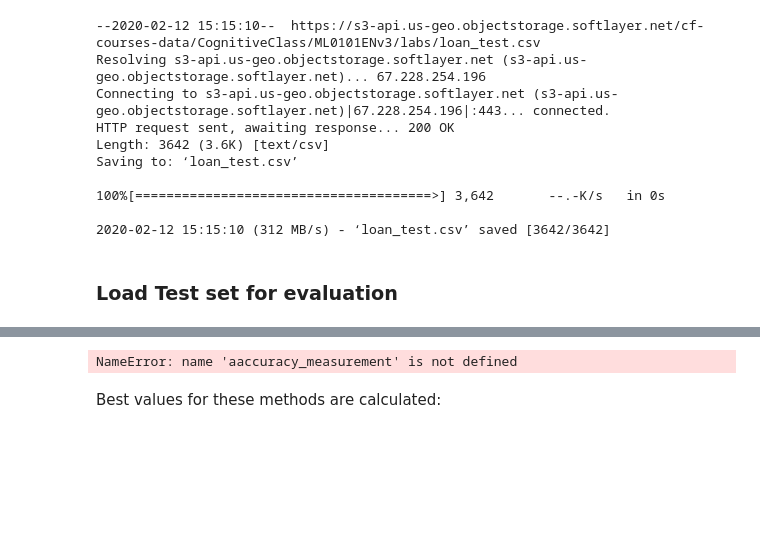
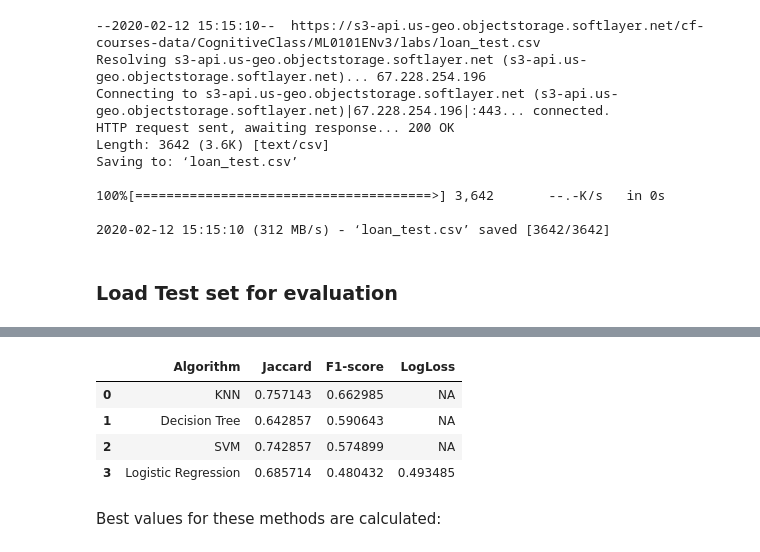
Before and after one commit to ptavakolian/Coursera_capstone_project, a Jupyter notebook: IBM Coursera Project.ipynb, the cells around one changed output, grey strips where cells are left out. Cells and saved outputs as stored; diff of their text form; code cells hidden in the pictures; blank space fills up the shorter version.

```diff
--- a/IBM Coursera Project.ipynb
+++ b/IBM Coursera Project.ipynb
@@ -649,9 +649,13 @@ f1_LR=f1_score(y_test, yhat_LR, average='macro')
 log_LR=log_loss(y_test, yhat_prob)
 # %%
 accuracy_measurement={'Algorithm':['KNN','Decision Tree','SVM','Logistic Regression'],'Jaccard':[jaccard_neigh, jaccard_tree, jaccard_svm, jaccard_LR],'F1-score':[f1_neigh, f1_tree, f1_svm, f1_LR],'LogLoss':['NA','NA','NA',log_LR]}
-report_df=pd.DataFrame(aaccuracy_measurement)
+report_df=pd.DataFrame(accuracy_measurement)
 report_df
 # %% [output]
-NameError: name 'aaccuracy_measurement' is not defined
+|  | Algorithm | Jaccard | F1-score | LogLoss |
+| 0 | KNN | 0.757143 | 0.662985 | NA |
+| 1 | Decision Tree | 0.642857 | 0.590643 | NA |
+| 2 | SVM | 0.742857 | 0.574899 | NA |
+| 3 | Logistic Regression | 0.685714 | 0.480432 | 0.493485 |
 # %% [markdown]
 Best values for these methods are calculated:
```
